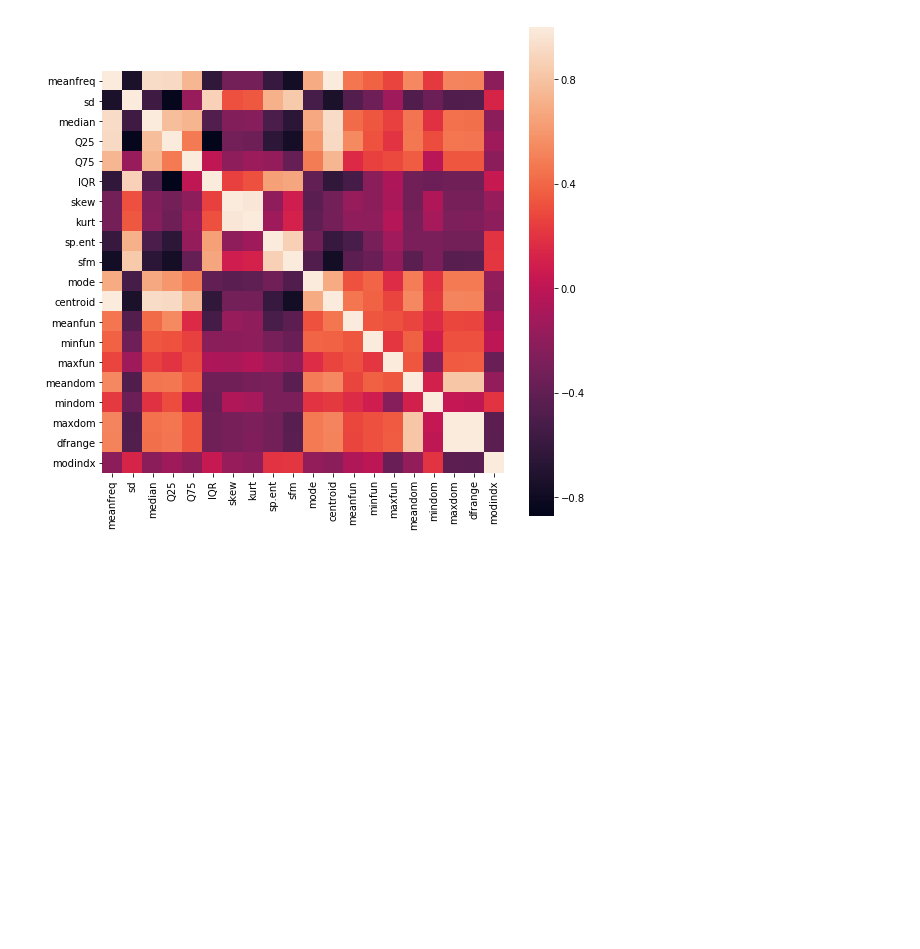
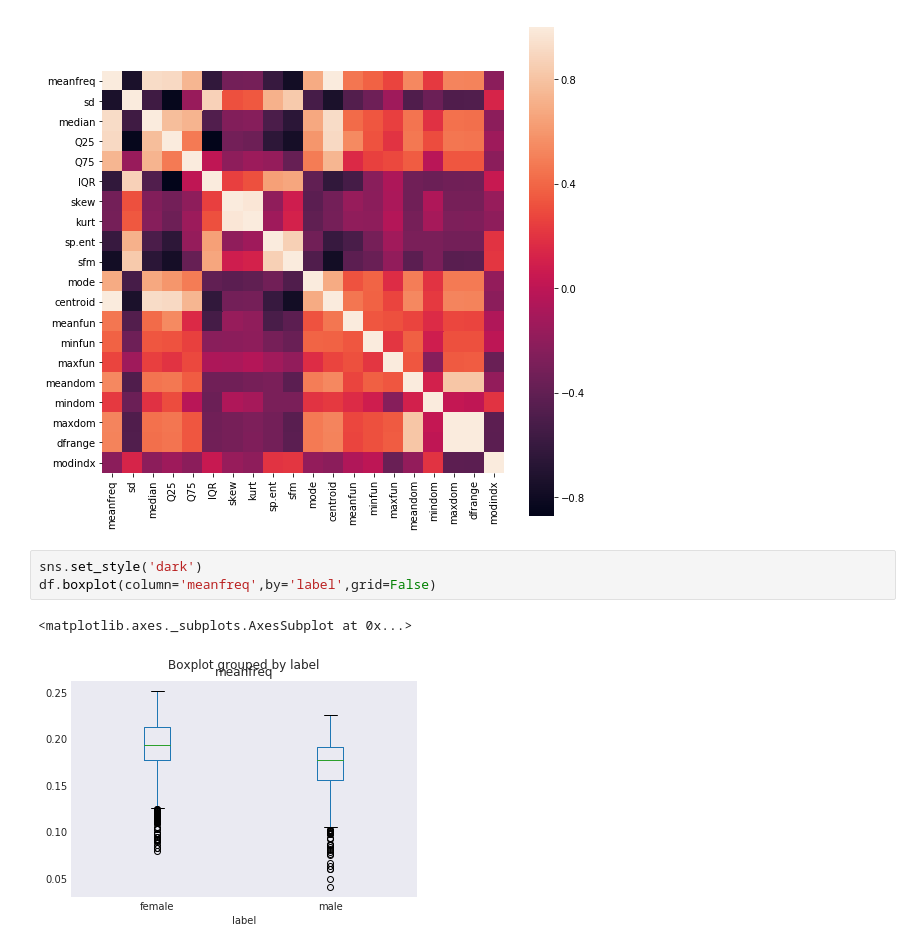
Before and after one commit to khandelwalpranav05/Gender-Recognition-by-voice, a Jupyter notebook: voice_recognition.ipynb, the cells around one changed output. Cells and saved outputs as stored; diff of their text form; blank space fills up the shorter version.

Commit message:
Data visualization

```diff
--- a/voice_recognition.ipynb
+++ b/voice_recognition.ipynb
@@ -81,3 +81,9 @@ sns.heatmap(df_corr,square=True)
 plt.show()
 # %% [output]
 [figure]
+# %%
+sns.set_style('dark')
+df.boxplot(column='meanfreq',by='label',grid=False)
+# %% [output]
+<matplotlib.axes._subplots.AxesSubplot at 0x...>
+[figure, added]
```
Also changed, not shown: parts of 7 cells of this notebook.
